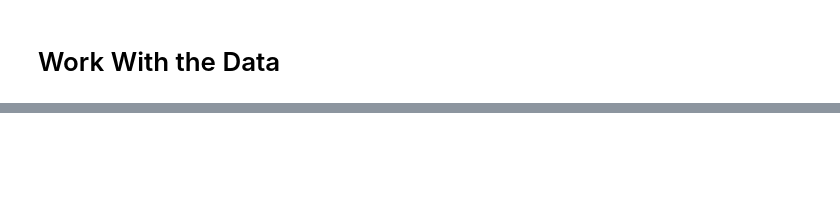
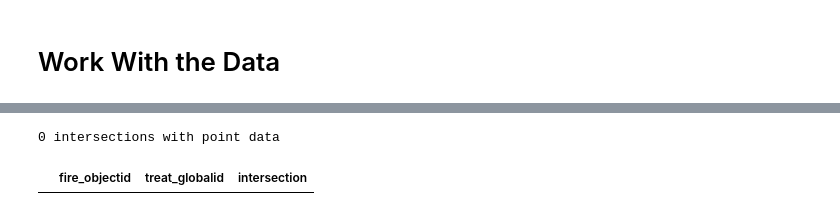
Before and after one commit to ozanbayiz/WIRED-utility, a Jupyter notebook: work_data.ipynb, the cells around one changed output, grey strips where cells are left out. Cells and saved outputs as stored; diff of their text form; code cells hidden in the pictures; blank space fills up the shorter version.

Commit message:
work data works less

```diff
--- a/work_data.ipynb
+++ b/work_data.ipynb
@@ -84,0 +79,2 @@ Finished in 2.01 second(s)
+# %%
+fires = get_fire_data()
@@ -85,9 +128,9 @@ Finished in 2.01 second(s)
 # %% [markdown]
 # Get Treatment Data
 # %%
-urls = ["https://gsal.sig-gis.com/server/rest/services/Hosted/ITS_Dashboard_Feature_Layer/FeatureServer/0",
-        "https://gsal.sig-gis.com/server/rest/services/Hosted/ITS_Dashboard_Feature_Layer/FeatureServer/1",
-        "https://gsal.sig-gis.com/server/rest/services/Hosted/ITS_Dashboard_Feature_Layer/FeatureServer/2"]
+TREAT_URLS = ["https://gsal.sig-gis.com/server/rest/services/Hosted/ITS_Dashboard_Feature_Layer/FeatureServer/0",
+              #"https://gsal.sig-gis.com/server/rest/services/Hosted/ITS_Dashboard_Feature_Layer/FeatureServer/1",
+              "https://gsal.sig-gis.com/server/rest/services/Hosted/ITS_Dashboard_Feature_Layer/FeatureServer/2"]
 
 def fetch_all_features(base_url):
     start = time.perf_counter()
@@ -157,11 +200,11 @@ def fetch_all_features(base_url):
         features_list.append(return_dict[url])
     treats = pd.concat(features_list)
     treats['activity_end'] = [datetime.datetime.fromtimestamp(ms/1000.0) for ms in treats['activity_end']]
+    treats = treats.set_index('globalid')
+    treats = treats.to_crs(32614)
     print ('Concatenating finished');
     end = time.perf_counter()
     print('-' * 50)
     print('Number of requests: {}'.format(request_number))
     print(f'Finished in {round(end - start, 2)} second(s)')
     return treats
-
-treats = [fetch_all_features(url) for url in urls]
@@ -185,0 +211,8 @@ Finished in 60.25 second(s)
+# %%
+TREAT_URLS = ["https://gsal.sig-gis.com/server/rest/services/Hosted/ITS_Dashboard_Feature_Layer/FeatureServer/0",
+              #"https://gsal.sig-gis.com/server/rest/services/Hosted/ITS_Dashboard_Feature_Layer/FeatureServer/1",
+              "https://gsal.sig-gis.com/server/rest/services/Hosted/ITS_Dashboard_Feature_Layer/FeatureServer/2"]
+add_buffer = [True, True, False]
+treats = [fetch_all_features(url) for url in TREAT_URLS]
+treats.insert(1,gpd.GeoDataFrame())
+treats = [{'table':treats[i], 'add_buffer':add_buffer[i]} for i in range(len(treats))]
@@ -243,0 +469,35 @@ get_line_treatment_intersections(objectid, buffer_distance)
+# %%
+objectid = fires.index[6]
+buffer_distance=20
+add_buffer=True
+
+fire = fires.loc[objectid]
+alarm_date = fire['alarm_date']
+fire_poly = ogr.CreateGeometryFromWkt(fire['geometry'].wkt)
+
+#this might be useful for parallelism
+fire_intersects = lambda geom: fire_poly.Intersects(geom)
+
+#look at line/point data
+lp_treats = pd.concat(treats[:2])
+intersection_ids = []
+intersection_geoms = []
+num_intersections = 0
+treats_valid_date = lp_treats[lp_treats['activity_end'] < alarm_date]
+for treat_id, treat_row in treats_valid_date.iterrows():
+    if (treat_row.loc['activity_end'] < alarm_date):
+        treat_poly = ogr.CreateGeometryFromWkt(treat_row['geometry'].wkt)
+        if (add_buffer):
+            treat_poly = treat_poly.Buffer(buffer_distance)
+        if treat_geom.Intersects(fire_poly):
+            intersection_ids.append(treat_id)
+            intersection_geoms.append(treat_geom)
+            num_intersections += 1
+            print(num_intersections)
+print(num_intersections, "intersections with point data")
+int_data = [[objectid, intersection_ids[i], intersection_geoms[i].Intersection(fire_poly)] for i in range(num_intersections)]
+int_df = gpd.GeoDataFrame(int_data, columns=['fire_objectid', 'treat_globalid', 'intersection'])
+int_df
+# %% [output]
+0 intersections with point data
+|  | fire_objectid | treat_globalid | intersection |
```
Also changed, not shown: parts of 18 cells of this notebook.
